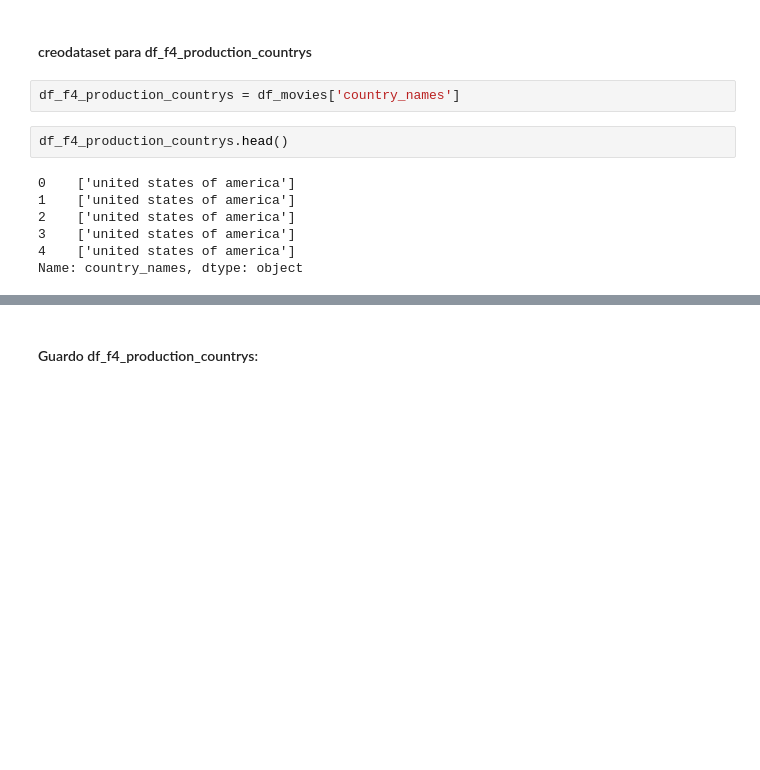
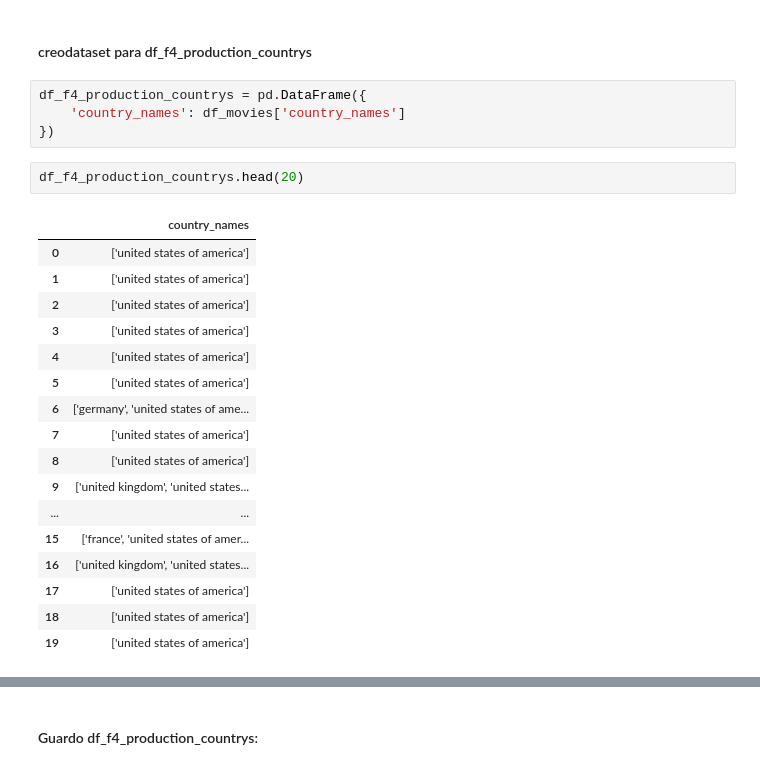
Before and after one commit to Lucaramallo/PI1_MLOps_Sistema_de_Recomendacion_Movies_ML, a Jupyter notebook: ETLs/Functios_testing/Functions_test.ipynb, the cells around one changed output, grey strips where cells are left out. Drawn from its saved outputs; the diff is of its cells as text; blank space fills up the shorter version.

```diff
--- a/ETLs/Functios_testing/Functions_test.ipynb
+++ b/ETLs/Functios_testing/Functions_test.ipynb
@@ -465,13 +465,26 @@ La franquicia 00 schneider filmreihe posee 1 películas, una ganancia total de 2
 # %% [markdown]
 #### creodataset para df_f4_production_countrys
 # %%
-df_f4_production_countrys = df_movies['country_names']
+df_f4_production_countrys = pd.DataFrame({
+    'country_names': df_movies['country_names']
+})
 # %%
-df_f4_production_countrys.head()
+df_f4_production_countrys.head(20)
 # %% [output]
-0    ['united states of america']
-1    ['united states of america']
-2    ['united states of america']
-3    ['united states of america']
-4    ['united states of america']
-Name: country_names, dtype: object
+|  | country_names |
+| 0 | ['united states of america'] |
+| 1 | ['united states of america'] |
+| 2 | ['united states of america'] |
+| 3 | ['united states of america'] |
+| 4 | ['united states of america'] |
+| 5 | ['united states of america'] |
+| 6 | ['germany', 'united states of ame... |
+| 7 | ['united states of america'] |
+| 8 | ['united states of america'] |
+| 9 | ['united kingdom', 'united states... |
+| ... | ... |
+| 15 | ['france', 'united states of amer... |
+| 16 | ['united kingdom', 'united states... |
+| 17 | ['united states of america'] |
+| 18 | ['united states of america'] |
+| 19 | ['united states of america'] |
```
Also changed, not shown: parts of 3 cells of this notebook, 5 other files.
